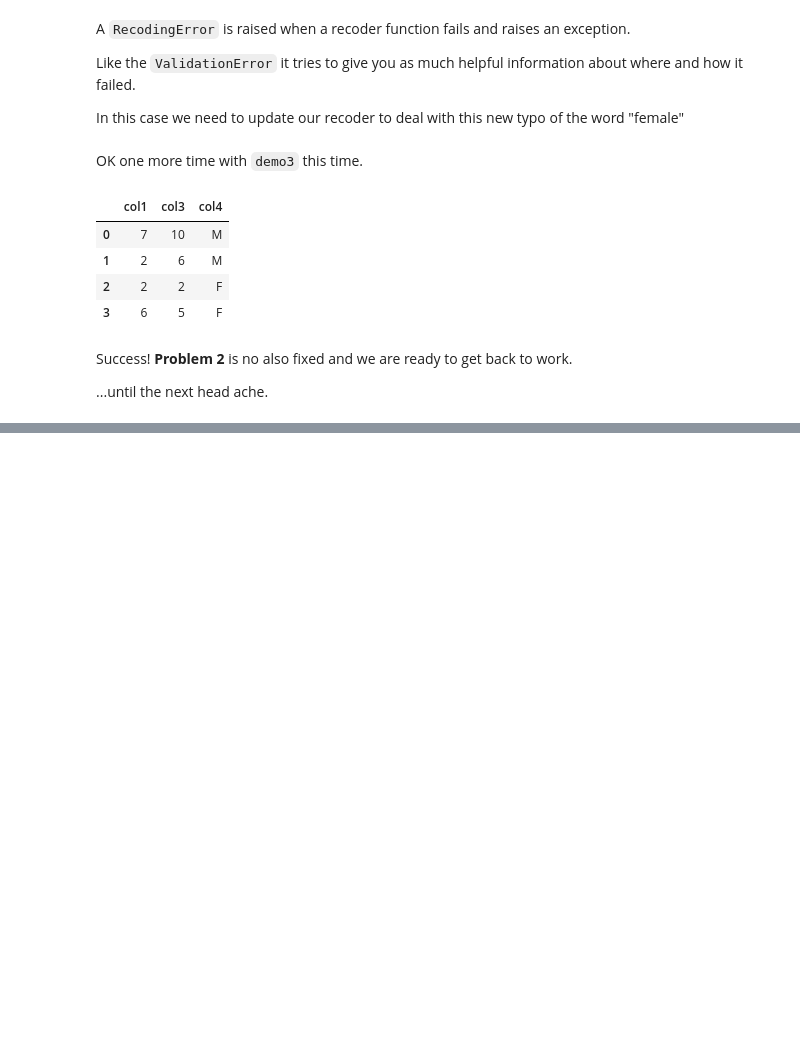
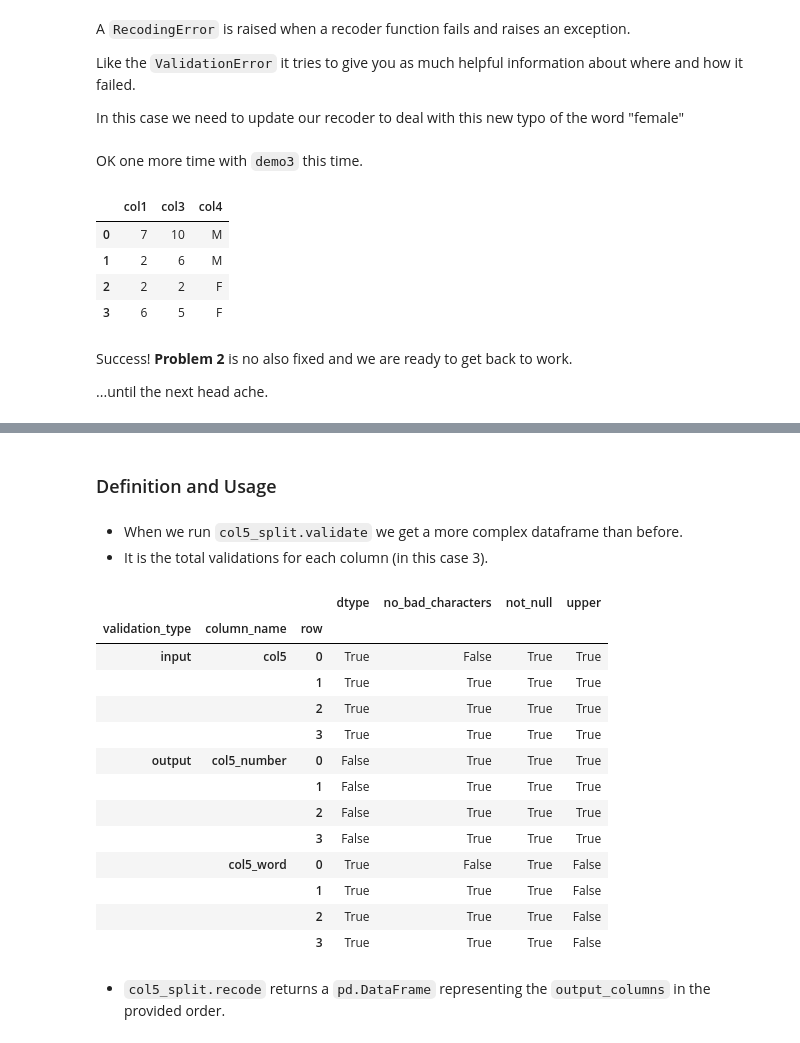
Before and after one commit to xguse/table_enforcer, a Jupyter notebook: docs/demo_notebook/Usage_Demo.ipynb, the cells around one changed output, grey strips where cells are left out. Cells and saved outputs as stored; diff of their text form; code cells hidden in the pictures; blank space fills up the shorter version.

```diff
--- a/docs/demo_notebook/Usage_Demo.ipynb
+++ b/docs/demo_notebook/Usage_Demo.ipynb
@@ -436,0 +512,2 @@ Success! __Problem 2__ is no also fixed and we are ready to get back to work.
+# %% [markdown]
+### Definition and Usage
@@ -436,0 +583,22 @@ Success! __Problem 2__ is no also fixed and we are ready to get back to work.
+# %% [markdown]
+- When we run `col5_split.validate` we get a more complex dataframe than before.
+- It is the total validations for each column (in this case 3).
+# %%
+col5_split.validate(df)
+# %% [output]
+|  |  |  | dtype | no_bad_characters | not_null | upper |
+| validation_type | column_name | row |  |  |  |  |
+| input | col5 | 0 | True | False | True | True |
+|  |  | 1 | True | True | True | True |
+|  |  | 2 | True | True | True | True |
+|  |  | 3 | True | True | True | True |
+| output | col5_number | 0 | False | True | True | True |
+|  |  | 1 | False | True | True | True |
+|  |  | 2 | False | True | True | True |
+|  |  | 3 | False | True | True | True |
+|  | col5_word | 0 | True | False | True | False |
+|  |  | 1 | True | True | True | False |
+|  |  | 2 | True | True | True | False |
+|  |  | 3 | True | True | True | False |
+# %% [markdown]
+- `col5_split.recode` returns a `pd.DataFrame` representing the `output_columns` in the provided order.
```
Also changed, not shown: parts of 42 cells of this notebook, 1 other file.
